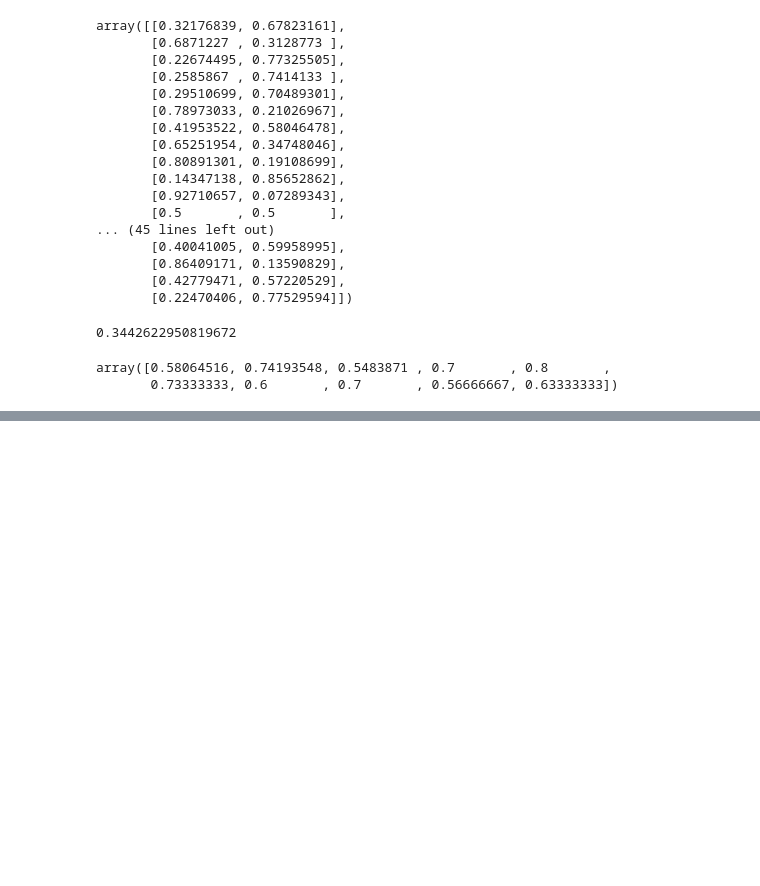
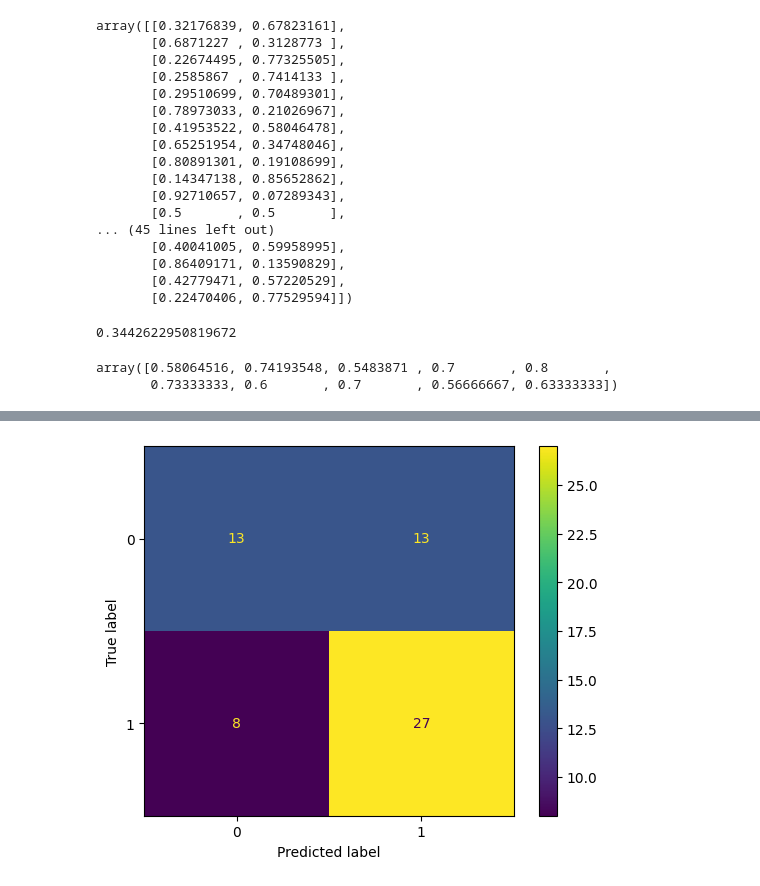
Before and after one commit to AhmadHassancs/Python_ML_Practice, a Jupyter notebook: Scikit-Learn End to End.ipynb, the cells around one changed output, grey strips where cells are left out. Drawn from its saved outputs; the diff is of its cells as text; code cells hidden in the pictures; blank space fills up the shorter version.

```diff
--- a/Scikit-Learn End to End.ipynb
+++ b/Scikit-Learn End to End.ipynb
@@ -521,0 +534,2 @@ array([0.58064516, 0.74193548, 0.5483871 , 0.7       , 0.8       ,
+# %%
+a = confusion_matrix(y_test, preds)
@@ -521,0 +540,7 @@ array([0.58064516, 0.74193548, 0.5483871 , 0.7       , 0.8       ,
+# %%
+
+b = ConfusionMatrixDisplay(a)
+b.plot()
+plt.show()
+# %% [output]
+[figure, added]
```
Also changed, not shown: parts of 7 cells of this notebook.
